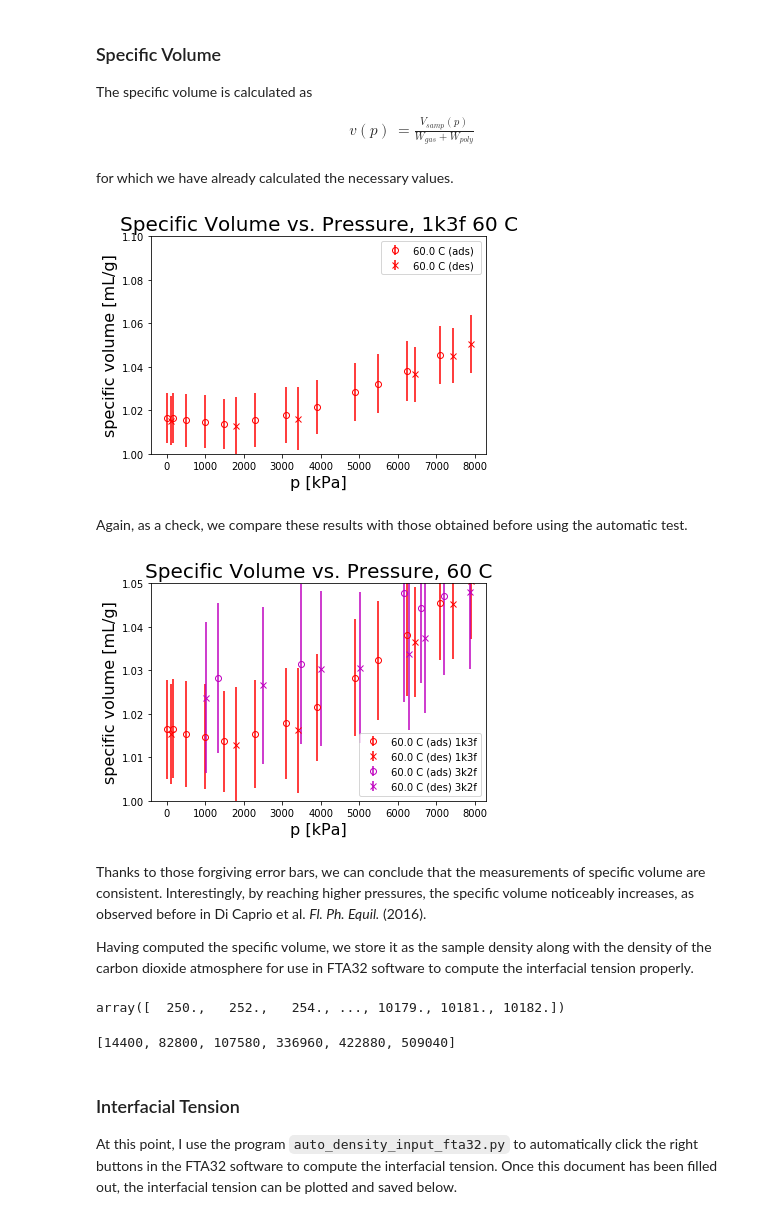
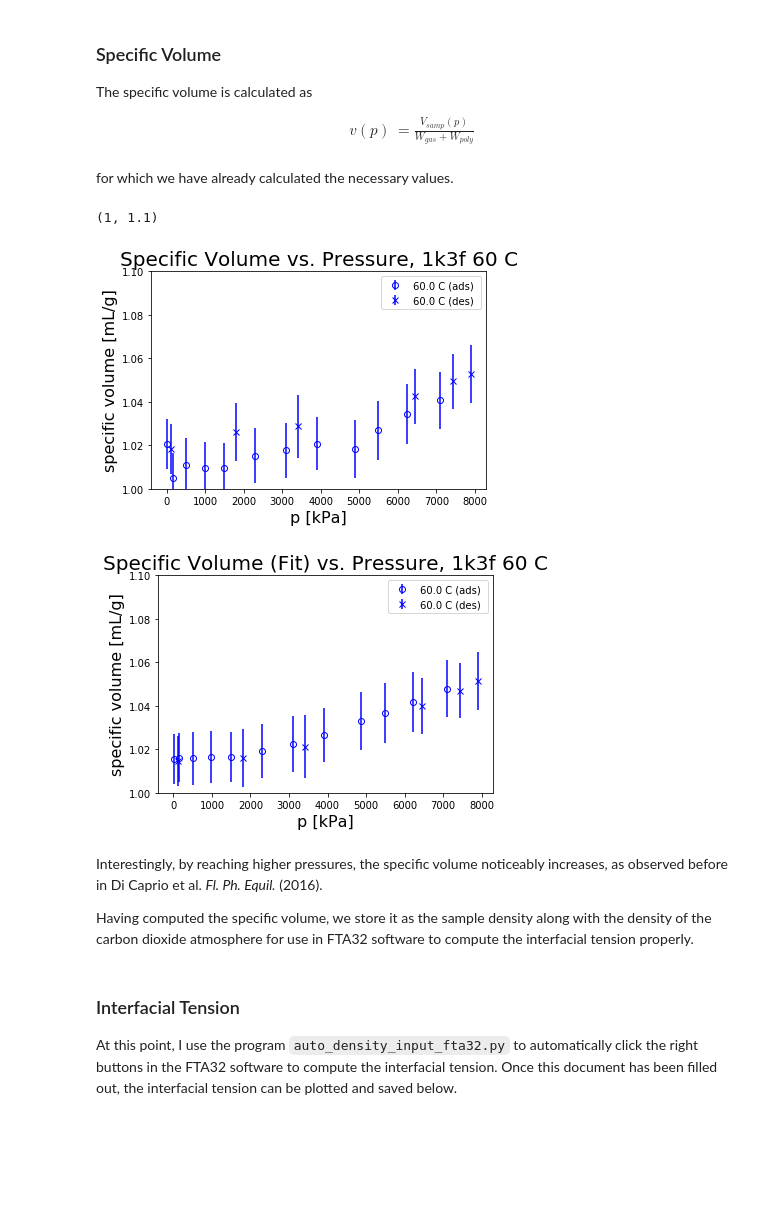
Before and after one commit to andylitalo/g-adsa, a Jupyter notebook: 20190725_0801_1k3f_60c.ipynb, the cells around one changed output. Saved outputs shown, nothing was run; the diff lists cells and outputs as text; code cells hidden in the pictures; blank space fills up the shorter version.

```diff
--- a/20190725_0801_1k3f_60c.ipynb
+++ b/20190725_0801_1k3f_60c.ipynb
@@ -385,22 +390,0 @@ if save_plots:
-# %%
-# Fit drop volume vs. p to a quadratic function
-i_not_nan = [i for i in range(len(df['drop volume [uL]'])) if not np.isnan(df['drop volume [uL]'].to_numpy(dtype=float)[i])]
-p_2_fit = np.concatenate((np.array([0]), p_plot[i_not_nan]))
-v_drop_eq_2_fit = np.concatenate((np.array([v_drop_0]), v_drop_eq[i_not_nan]))
-err_drop_vol_2_fit = np.concatenate((np.array([0.1]), err_drop_vol[i_not_nan]))
-a, b, c = np.polyfit(p_2_fit, v_drop_eq_2_fit, 2)
-p_fit = np.linspace(0, np.max(p_2_fit), 100)
-v_drop_eq_fit = a*p_fit**2 + b*p_fit + c
-# a, b = np.polyfit(p_2_fit, v_drop_eq_2_fit, 1)
-# p_fit = np.linspace(0, np.max(p_2_fit), 100)
-# v_drop_eq_fit = a*p_fit + b
-
-# plot equilibrium drop volume vs. p (red color for high temperature data)
-ax = plot.plot_errorbars_ads_des(p_2_fit, v_drop_eq_2_fit, err_drop_vol_2_fit, p_set_arr, T, color='r', xlabel='p [kPa]',
-                                 ylabel='drop volume [uL]', title='Drop Volume vs. Pressure, %s %d C' % (polyol, T))
-ax = plot.plot_line(p_fit, v_drop_eq_fit, marker=None, lw=1, color='g', ax=ax)
-
-def drop_vol_interp(p, a, b, c):
-    return a*p**2 + b*p + c
-
-df['drop volume [uL]'] = drop_vol_interp(df['p actual [kPa]'].to_numpy(dtype=float), a, b, c)
@@ -623,7 +621,6 @@ reload(plot)
 # Drop volume [uL]
 v_drop_eq = df['drop volume [uL]'].to_numpy(dtype=float)
 # Use fractional change in drop volume from atmospheric pressure to estimate sample volume
-v_samp = v_drop_eq / v_drop_atm * v_samp_atm
 df['sample volume [mL]'] = v_samp
 
 # calculate "actual gas weight gain" with buoyancy correction; volumes in mL, density in g/mL
@@ -686,54 +660,41 @@ for which we have already calculated the necessary values.
 # %%
 reload(errprop)
 
 # calculate specific volume
 spec_vol = v_samp / (w_gas_act + w_poly)
 df['specific volume [mL/g]'] = spec_vol
+# also compute the specific volume based on the quadratic fit of the drop volume
+spec_vol_fit = v_samp_fit / (w_gas_act + w_poly)
 
 # propagate error to estimate uncertainty
-# biggest source of error in s_spec_vol is s_v_samp / v_samp by at least one order of magnitude
-# within that, the biggest errors were from s_v_drop_ref / v_drop_ref and s_v_samp_ref / v_samp_ref
-# the former was reduced by paying close attention to the volume measurement of the drop
-# the biggest source of the latter is s_rho_samp_ref / rho_samp_ref
 s_spec_vol = errprop.error_spec_vol(spec_vol, v_samp, w_buoy, w_gas_act, v_drop_eq,
                                     s_v_drop,  w_poly_arr, s_frac_rho_co2, w_samp_ref, s_w_samp_ref,
                                     rho_samp_ref, s_rho_samp_ref, v_samp_ref, v_drop_ref, s_v_drop_ref,
                                     v_ref, s_v_ref, s_mp1, s_zero, s_w_gas_ref)
 df['specific volume error [mL/g]'] = s_spec_vol
 
 # save results
 df.to_csv(save_folder + save_data_name)
 
 # Plot specific volume vs. pressure
-ax = plot.plot_errorbars_ads_des(p_plot, spec_vol, s_spec_vol, p_set_arr, T, color='r', xlabel='p [kPa]',
+ax = plot.plot_errorbars_ads_des(p_plot, spec_vol, s_spec_vol, p_set_arr, T, color='b', xlabel='p [kPa]',
                                  ylabel='specific volume [mL/g]', title='Specific Volume vs. Pressure, %s %d C' % (polyol, T))
 ax.set_ylim([1, 1.1])
 
 # save figure
 if save_plots:
     plt.savefig(save_folder + 'spec_vol_%s_%dc.pdf' % (polyol, T), bbox_inches='tight')
+
+# Plot specific volume vs. pressure
+ax = plot.plot_errorbars_ads_des(p_plot, spec_vol_fit, s_spec_vol, p_set_arr, T, color='b', xlabel='p [kPa]',
+                             ylabel='specific volume [mL/g]', title='Specific Volume (Fit) vs. Pressure, %s %d C' % (polyol, T))
+ax.set_ylim([1, 1.1])
 # %% [output]
+(1, 1.1)
-[figure, old version]
+[figure, new version]
+[figure, added]
-# %% [markdown]
-Again, as a check, we compare these results with those obtained before using the automatic test.
-# %%
-# load previous specific volume data
-spec_vol_3k2f = df_3k2f['specific volume [mL/g]'].to_numpy(dtype=float)
-s_spec_vol_3k2f = df_3k2f['specific volume error [mL/g]'].to_numpy(dtype=float)
-
-# Plot specific volume vs. pressure
-ax = plot.plot_errorbars_ads_des(p_plot, spec_vol, s_spec_vol, p_set_arr, T, color='r', xlabel='p [kPa]', label_tag=polyol,
-                                 ylabel='specific volume [mL/g]', title='Specific Volume vs. Pressure, %d C' % T)
-ax = plot.plot_errorbars_ads_des(p_prev, spec_vol_3k2f, s_spec_vol_3k2f, p_3k2f, 60, ax=ax, color='m', label_tag='3k2f')
-ax.set_ylim([1, 1.05])
-plt.legend(loc=4)
-# save figure
-if save_plots:
-    plt.savefig(save_folder + 'spec_vol_1k2f_3k2f_%s_%dc_comp.pdf' % (polyol, T), bbox_inches='tight')
-# %% [output]
-[figure, removed]
 # %% [markdown]
-Thanks to those forgiving error bars, we can conclude that the measurements of specific volume are consistent. Interestingly, by reaching higher pressures, the specific volume noticeably increases, as observed before in Di Caprio et al. *Fl. Ph. Equil.* (2016).
+Interestingly, by reaching higher pressures, the specific volume noticeably increases, as observed before in Di Caprio et al. *Fl. Ph. Equil.* (2016).
 
 Having computed the specific volume, we store it as the sample density along with the density of the carbon dioxide atmosphere for use in FTA32 software to compute the interfacial tension properly.
 # %%
@@ -748,14 +709,6 @@ for i in range(len(adsa_t0_list)):
     df_densities = dataproc.store_densities(df, adsa_folder, adsa_file, t0, t_grav_sec, p_arr, T)
     # save dataframe to csv for use in FTA32 analysis
     df_densities.to_csv(adsa_folder + adsa_file[:adsa_file.find('.csv')-1] + '_densities.csv', index=False)
-# %%
-t_grav
-# %% [output]
-array([  250.,   252.,   254., ..., 10179., 10181., 10182.])
-# %%
-adsa_t0_list
-# %% [output]
-[14400, 82800, 107580, 336960, 422880, 509040]
 # %% [markdown]
 ### Interfacial Tension
 
```
Also changed, not shown: parts of 13 cells of this notebook, 13 other files.
